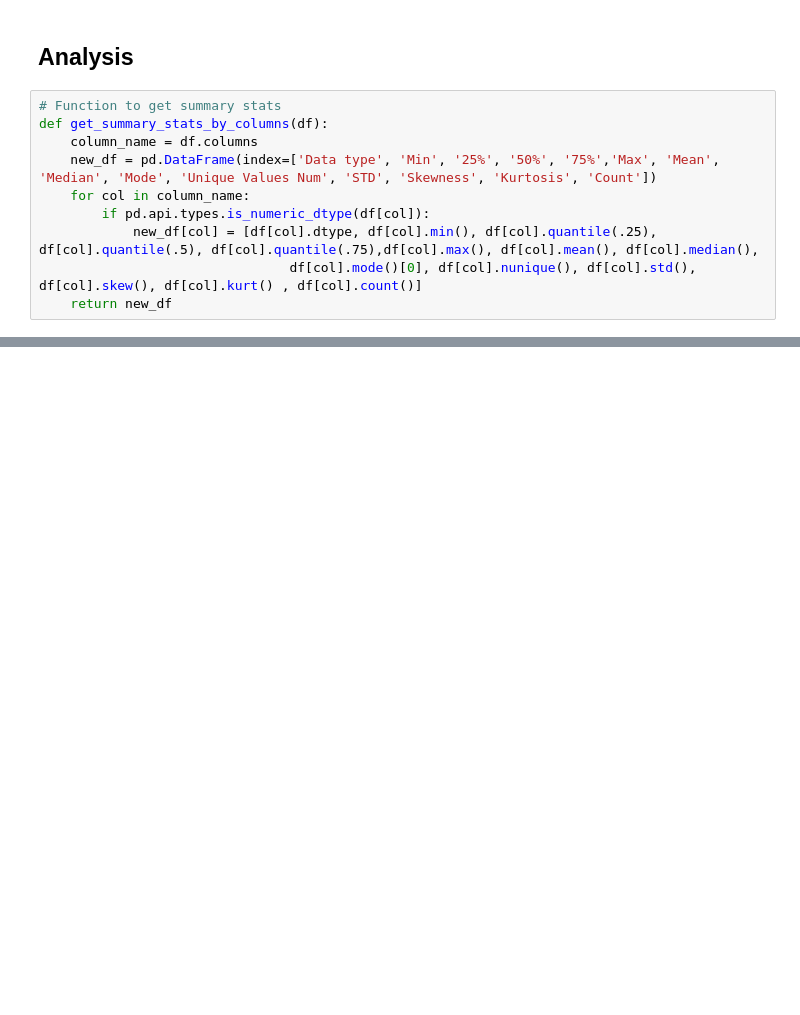
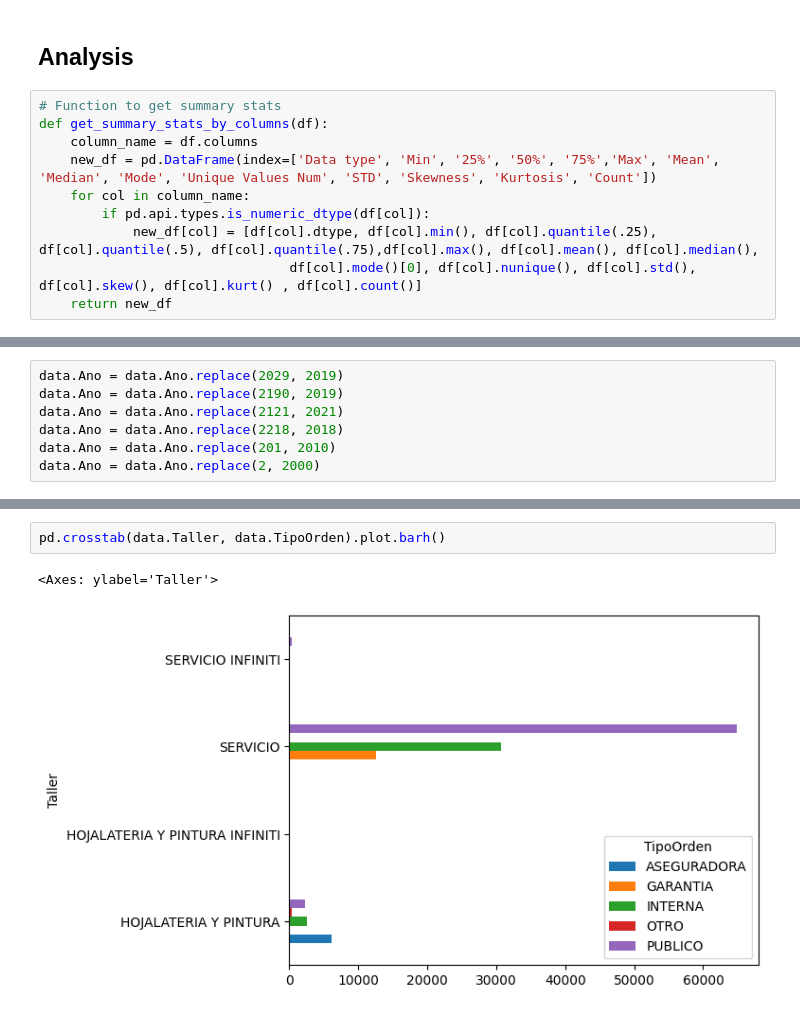
Before and after one commit to DRPproton/dealer_analysis, a Jupyter notebook: prueba.ipynb, the cells around one changed output, grey strips where cells are left out. Cells and saved outputs as stored; diff of their text form; blank space fills up the shorter version.

```diff
--- a/prueba.ipynb
+++ b/prueba.ipynb
@@ -433,0 +471,7 @@ cat_column_list = #
+# %%
+data.Ano = data.Ano.replace(2029, 2019)
+data.Ano = data.Ano.replace(2190, 2019)
+data.Ano = data.Ano.replace(2121, 2021)
+data.Ano = data.Ano.replace(2218, 2018)
+data.Ano = data.Ano.replace(201, 2010)
+data.Ano = data.Ano.replace(2, 2000)
@@ -433,0 +592,5 @@ cat_column_list = #
+# %%
+pd.crosstab(data.Taller, data.TipoOrden).plot.barh()
+# %% [output]
+<Axes: ylabel='Taller'>
+[figure, added]
```
Also changed, not shown: parts of 42 cells of this notebook, 1 other file.
